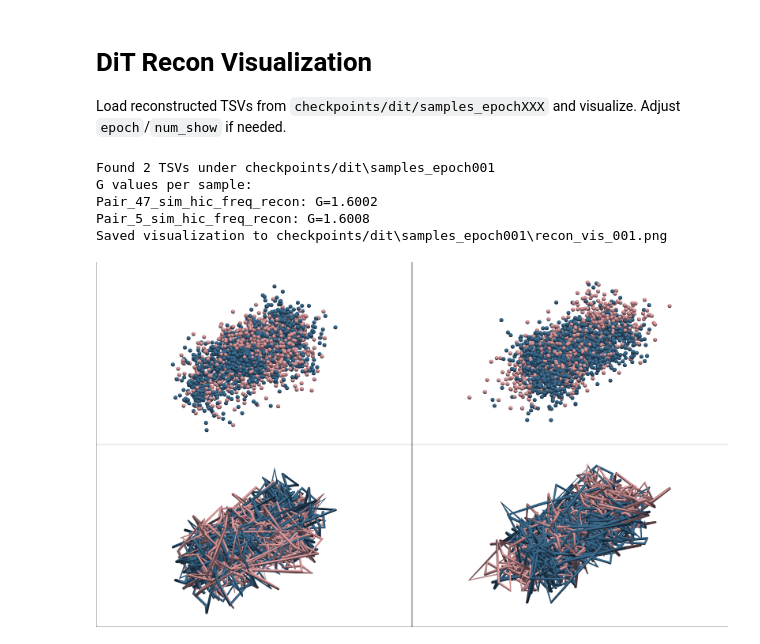
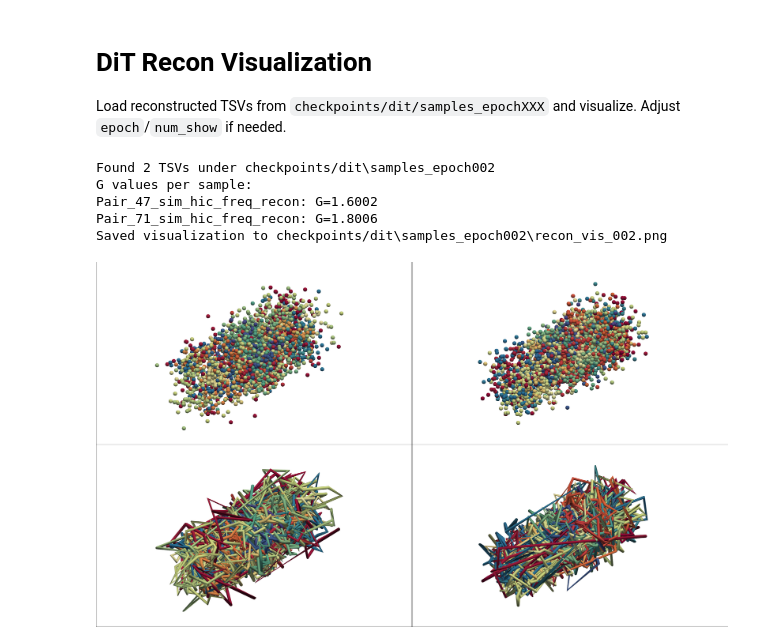
Before and after one commit to MXMX0811/DiffBacChrom, a Jupyter notebook: visualization.ipynb, the cells around one changed output. Drawn from its saved outputs; the diff is of its cells as text; code cells hidden in the pictures.

```diff
--- a/visualization.ipynb
+++ b/visualization.ipynb
@@ -5,13 +5,18 @@ Load reconstructed TSVs from `checkpoints/dit/samples_epochXXX` and visualize. A
 # %%
 import os, glob, torch, numpy as np
 from IPython.display import Image, display
-from models.VAE.visualization import load_struct_tensor, extract_chain_coords, add_polyline
+import importlib
+import models.VAE.visualization as viz
+viz = importlib.reload(viz)
+from models.VAE.visualization import load_struct_tensor, collect_chain_points, add_polyline
 import numpy.linalg as LA
 import pyvista as pv
 
 # Settings
 samples_dir = 'checkpoints/dit'  # root dir containing samples_epochXXX folders
-epoch = '001'                     # change to desired epoch suffix
+epoch = '002'                     # change to desired epoch suffix
+num_show = 5                      # max number of samples to visualize
+COLORMAP = 'Spectral'
 
 
 def pca_align(points: np.ndarray):
@@ -51,12 +56,13 @@ for n, g in zip(names, G_values):
     print(f'{n}: G={g:.4f}')
 
 orig_cat = torch.cat(orig_list, dim=0)
-steel_blue = '#4682B4'
-pink_light = '#FFB6C1'
-colors = [('orig', steel_blue), ('copy', pink_light)]
+max_idx = max(0, orig_cat.shape[1] - 1)
+clim = (0.0, float(max_idx))
+colors = ['orig', 'copy']
 
+# select samples
 total = orig_cat.size(0)
-num_show = total
+num_show = min(num_show, total)
 sel_idx = torch.randperm(total)[:num_show]
 orig_cat = orig_cat[sel_idx]
 names_sel = [names[i] for i in sel_idx]
@@ -77,44 +83,51 @@ def set_cam(pl, pts, shrink=0.9):
 
 for i in range(num_show):
     struct = orig_cat[i]
-    chains = []
-    for tag, color in colors:
-        x, y, z = extract_chain_coords(struct, tag)
-        if len(x) == 0:
+    chains = []  # list of (pts, idxs)
+    for tag in colors:
+        pts, idxs = collect_chain_points(struct, tag)
+        if len(pts) == 0:
             continue
-        pts = np.column_stack((x, y, z))
-        chains.append((pts, color))
+        chains.append((np.asarray(pts), np.asarray(idxs, dtype=np.float32)))
     if not chains:
         continue
 
     concat = np.concatenate([c[0] for c in chains], axis=0)
     aligned_all, center, R = pca_align(concat)
     transform = lambda pts: (pts - center) @ R
 
     # scatter row
     plotter.subplot(0, i)
-    for pts, color in chains:
-        plotter.add_points(transform(pts), color=color, point_size=20, render_points_as_spheres=True)
+    for pts, idxs in chains:
+        plotter.add_points(
+            transform(pts),
+            scalars=idxs,
+            cmap=COLORMAP,
+            clim=clim,
+            point_size=20,
+            render_points_as_spheres=True,
+            show_scalar_bar=False,
+        )
     set_cam(plotter, aligned_all)
     plotter.remove_bounds_axes()
 
     # line row
     plotter.subplot(1, i)
-    for pts, color in chains:
-        add_polyline(plotter, transform(pts), color=color, width=0.3)
+    for pts, idxs in chains:
+        add_polyline(plotter, transform(pts), idxs, width=0.3, clim=clim, cmap=COLORMAP)
     set_cam(plotter, aligned_all)
     plotter.remove_bounds_axes()
 
 out_path = os.path.join(tsv_dir, f'recon_vis_{epoch}.png')
 os.makedirs(tsv_dir, exist_ok=True)
 plotter.screenshot(out_path, scale=3.0)
 plotter.close()
 print(f'Saved visualization to {out_path}')
 display(Image(filename=out_path))
 # %% [output]
-Found 2 TSVs under checkpoints/dit\samples_epoch001
+Found 2 TSVs under checkpoints/dit\samples_epoch002
 G values per sample:
 Pair_47_sim_hic_freq_recon: G=1.6002
-Pair_5_sim_hic_freq_recon: G=1.6008
-Saved visualization to checkpoints/dit\samples_epoch001\recon_vis_001.png
+Pair_71_sim_hic_freq_recon: G=1.8006
+Saved visualization to checkpoints/dit\samples_epoch002\recon_vis_002.png
-[figure, old version]
+[figure, new version]
```
Also changed, not shown: 4 other files.
